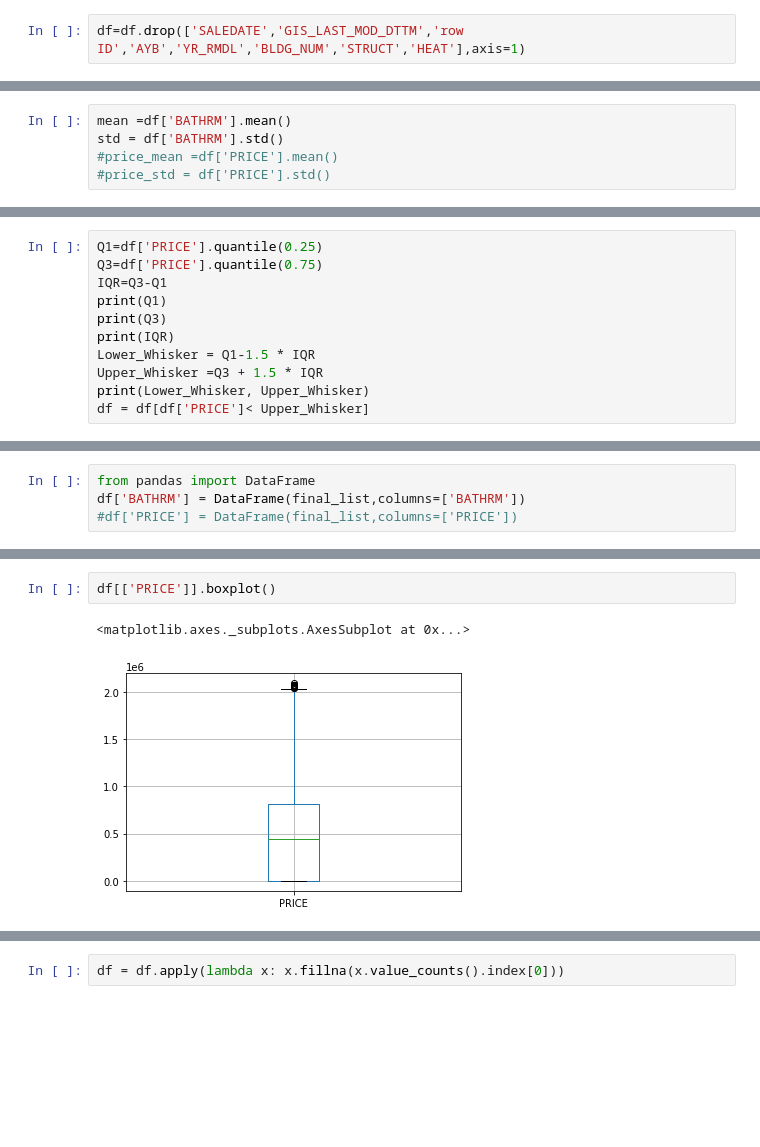
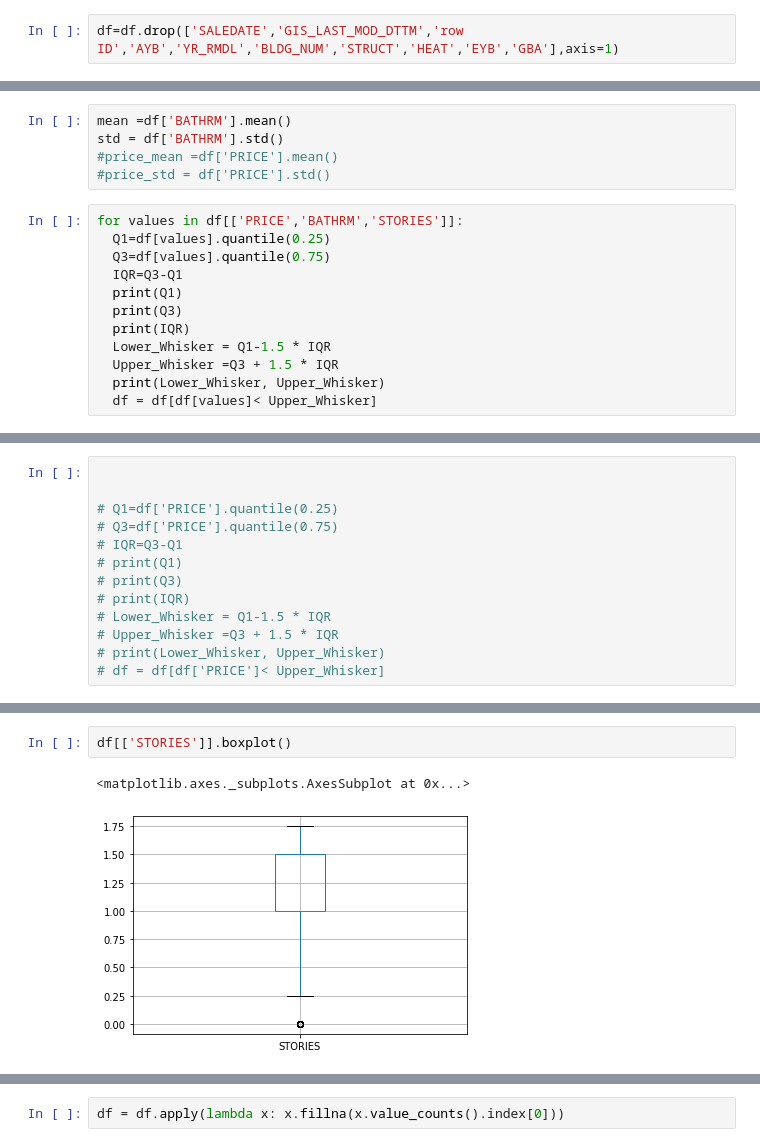
Before and after one commit to Hamza1122/Classification-Task, a Jupyter notebook: Untitled125.ipynb, the cells around one changed output, grey strips where cells are left out. Cells and saved outputs as stored; diff of their text form; blank space fills up the shorter version.

```diff
--- a/Untitled125.ipynb
+++ b/Untitled125.ipynb
@@ -24,5 +31,5 @@ df.head(10)
 # %%
-df=df.drop(['SALEDATE','GIS_LAST_MOD_DTTM','row ID','AYB','YR_RMDL','BLDG_NUM','STRUCT','HEAT'],axis=1)
+df=df.drop(['SALEDATE','GIS_LAST_MOD_DTTM','row ID','AYB','YR_RMDL','BLDG_NUM','STRUCT','HEAT','EYB','GBA'],axis=1)
 # %%
 df.describe()
 # %% [output]
@@ -173,3 +158,15 @@ mean =df['BATHRM'].mean()
 std = df['BATHRM'].std()
 #price_mean =df['PRICE'].mean()
 #price_std = df['PRICE'].std()
+# %%
+for values in df[['PRICE','BATHRM','STORIES']]:
+  Q1=df[values].quantile(0.25)
+  Q3=df[values].quantile(0.75)
+  IQR=Q3-Q1
+  print(Q1)
+  print(Q3)
+  print(IQR)
+  Lower_Whisker = Q1-1.5 * IQR
+  Upper_Whisker =Q3 + 1.5 * IQR
+  print(Lower_Whisker, Upper_Whisker)
+  df = df[df[values]< Upper_Whisker]
@@ -176,11 +186,13 @@ std = df['BATHRM'].std()
 # %%
-Q1=df['PRICE'].quantile(0.25)
-Q3=df['PRICE'].quantile(0.75)
-IQR=Q3-Q1
-print(Q1)
-print(Q3)
-print(IQR)
-Lower_Whisker = Q1-1.5 * IQR
-Upper_Whisker =Q3 + 1.5 * IQR
-print(Lower_Whisker, Upper_Whisker)
-df = df[df['PRICE']< Upper_Whisker]
+
+
+# Q1=df['PRICE'].quantile(0.25)
+# Q3=df['PRICE'].quantile(0.75)
+# IQR=Q3-Q1
+# print(Q1)
+# print(Q3)
+# print(IQR)
+# Lower_Whisker = Q1-1.5 * IQR
+# Upper_Whisker =Q3 + 1.5 * IQR
+# print(Lower_Whisker, Upper_Whisker)
+# df = df[df['PRICE']< Upper_Whisker]
@@ -204,7 +204,3 @@ final_list = [x for x in final_list if (x < mean + 1 * std)]
-# %%
-from pandas import DataFrame
-df['BATHRM'] = DataFrame(final_list,columns=['BATHRM'])
-#df['PRICE'] = DataFrame(final_list,columns=['PRICE'])
 # %%
 df[['BATHRM']].boxplot()
 # %% [output]
@@ -213,8 +209,8 @@ df[['BATHRM']].boxplot()
 # %%
-df[['PRICE']].boxplot()
+df[['STORIES']].boxplot()
 # %% [output]
 <matplotlib.axes._subplots.AxesSubplot at 0x...>
-[figure, old version]
+[figure, new version]
 # %%
 df.dtypes
 # %% [output]
```
Also changed, not shown: parts of 46 cells of this notebook.
